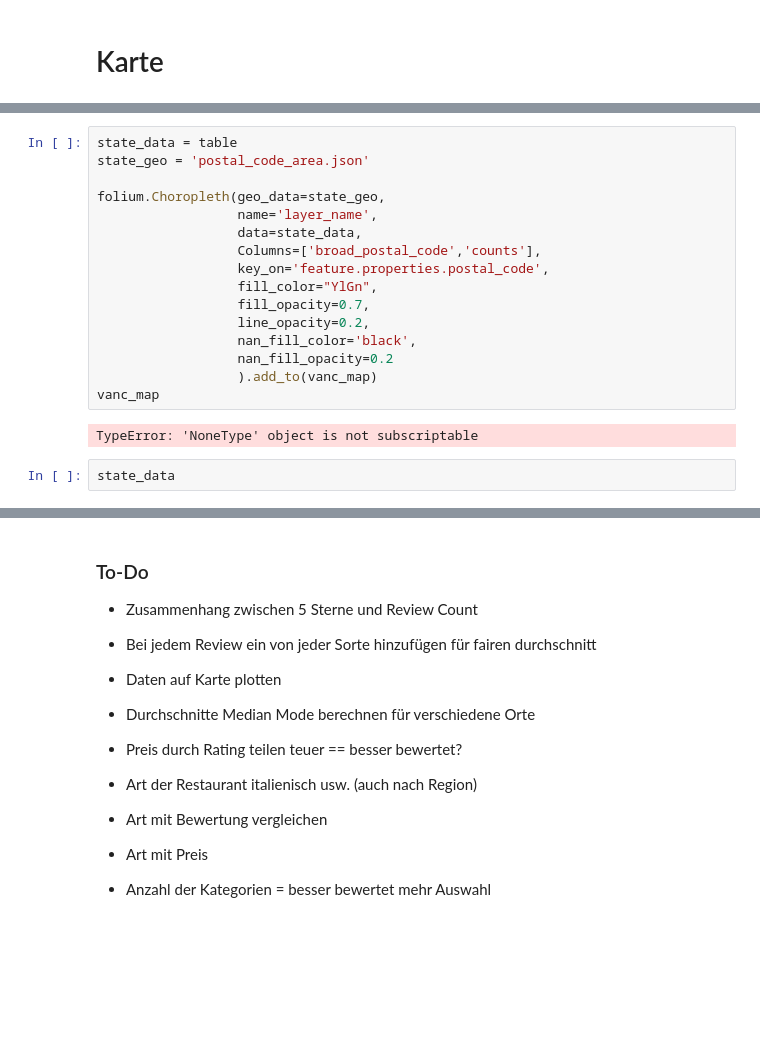
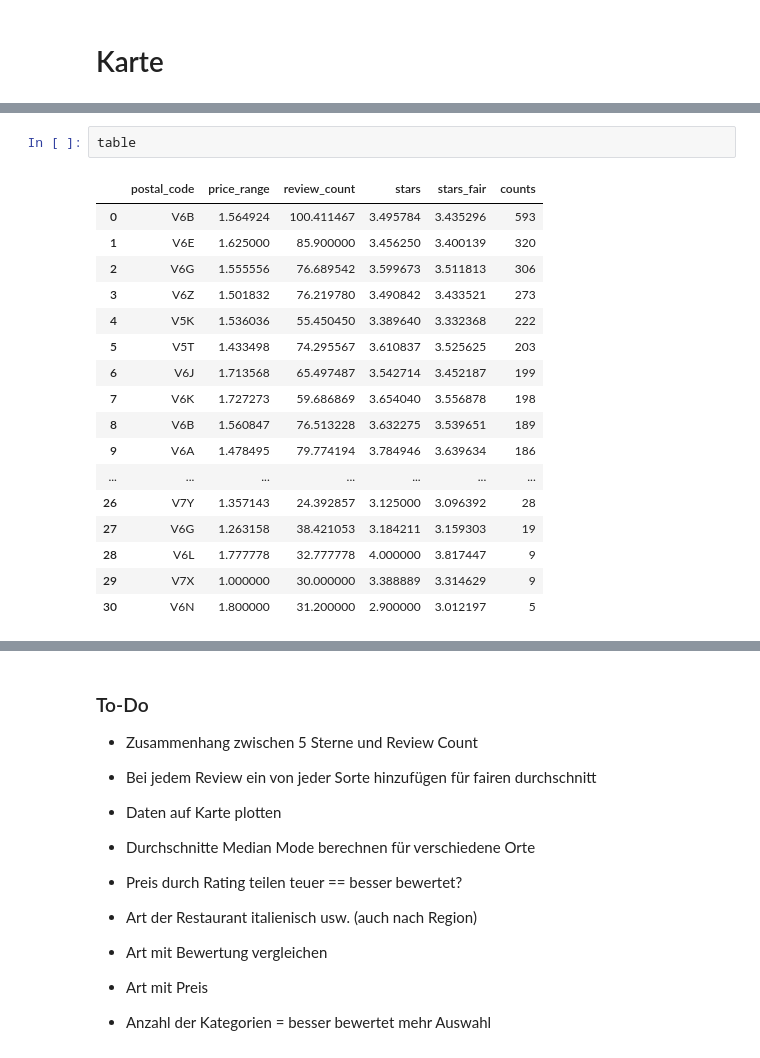
Before and after one commit to BadeJoey/Yelp_Analyser, a Jupyter notebook: data_eda.ipynb, the cells around one changed output, grey strips where cells are left out. Saved outputs shown, nothing was run; the diff lists cells and outputs as text; blank space fills up the shorter version.

```diff
--- a/data_eda.ipynb
+++ b/data_eda.ipynb
@@ -677,20 +579,20 @@ vanc_map
-# %%
-state_data = table
-state_geo = 'postal_code_area.json'
-
-folium.Choropleth(geo_data=state_geo,
-                  name='layer_name',
-                  data=state_data,
-                  Columns=['broad_postal_code','counts'],
-                  key_on='feature.properties.postal_code',
-                  fill_color="YlGn",
-                  fill_opacity=0.7,
-                  line_opacity=0.2,
-                  nan_fill_color='black',
-                  nan_fill_opacity=0.2
-                  ).add_to(vanc_map)
-vanc_map
-# %% [output]
-TypeError: 'NoneType' object is not subscriptable
-# %%
-state_data
+# %%
+table
+# %% [output]
+|  | postal_code | price_range | review_count | stars | stars_fair | counts |
+| 0 | V6B | 1.564924 | 100.411467 | 3.495784 | 3.435296 | 593 |
+| 1 | V6E | 1.625000 | 85.900000 | 3.456250 | 3.400139 | 320 |
+| 2 | V6G | 1.555556 | 76.689542 | 3.599673 | 3.511813 | 306 |
+| 3 | V6Z | 1.501832 | 76.219780 | 3.490842 | 3.433521 | 273 |
+| 4 | V5K | 1.536036 | 55.450450 | 3.389640 | 3.332368 | 222 |
+| 5 | V5T | 1.433498 | 74.295567 | 3.610837 | 3.525625 | 203 |
+| 6 | V6J | 1.713568 | 65.497487 | 3.542714 | 3.452187 | 199 |
+| 7 | V6K | 1.727273 | 59.686869 | 3.654040 | 3.556878 | 198 |
+| 8 | V6B | 1.560847 | 76.513228 | 3.632275 | 3.539651 | 189 |
+| 9 | V6A | 1.478495 | 79.774194 | 3.784946 | 3.639634 | 186 |
+| ... | ... | ... | ... | ... | ... | ... |
+| 26 | V7Y | 1.357143 | 24.392857 | 3.125000 | 3.096392 | 28 |
+| 27 | V6G | 1.263158 | 38.421053 | 3.184211 | 3.159303 | 19 |
+| 28 | V6L | 1.777778 | 32.777778 | 4.000000 | 3.817447 | 9 |
+| 29 | V7X | 1.000000 | 30.000000 | 3.388889 | 3.314629 | 9 |
+| 30 | V6N | 1.800000 | 31.200000 | 2.900000 | 3.012197 | 5 |
```
Also changed, not shown: parts of 30 cells of this notebook.
